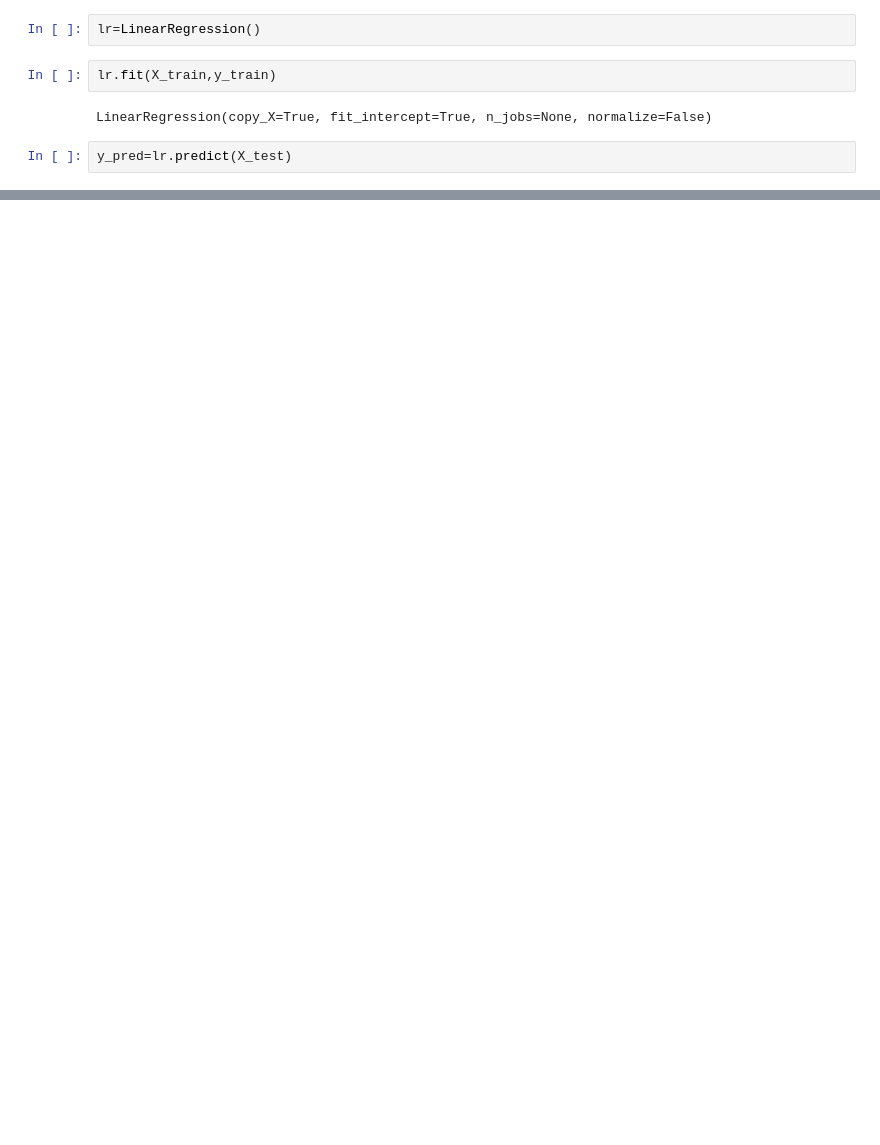
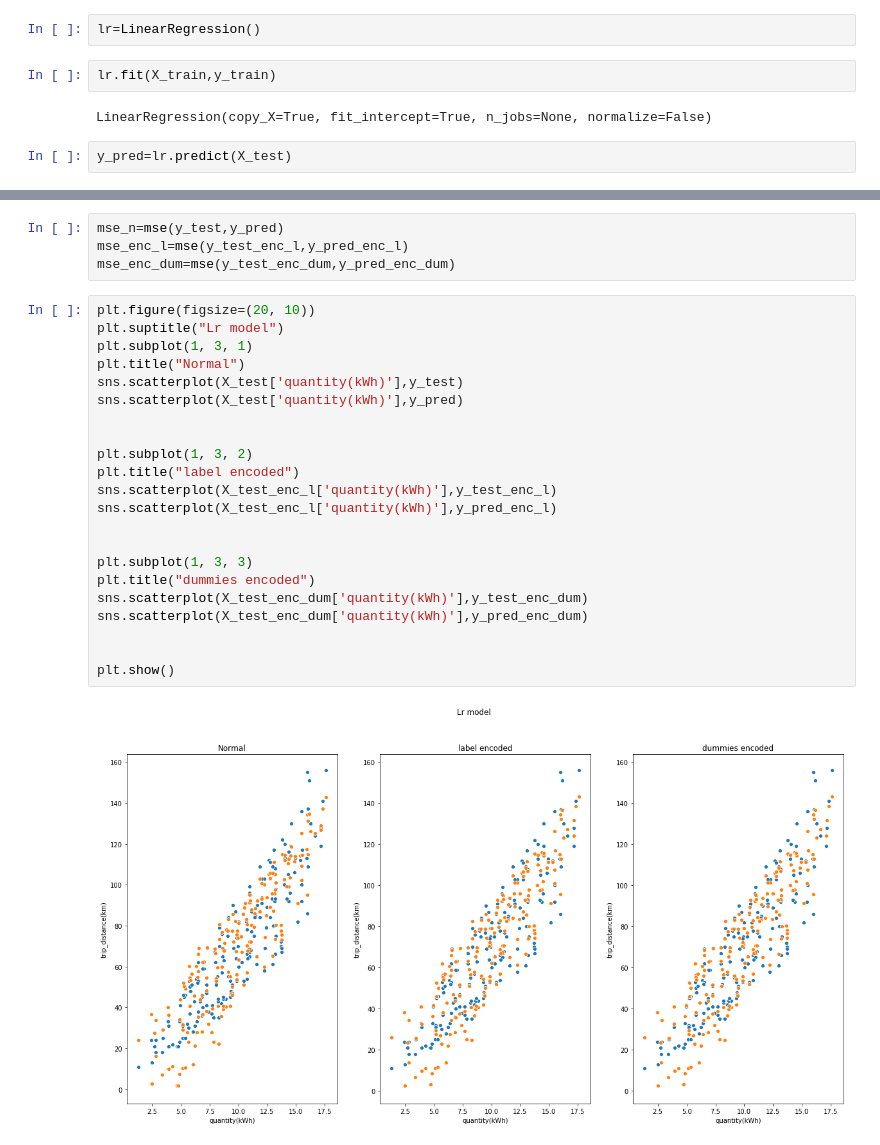
Before and after one commit to Almas-ansari/Ev-range-prediction, a Jupyter notebook: linear_regression.ipynb, the cells around one changed output, grey strips where cells are left out. Cells and saved outputs as stored; diff of their text form; blank space fills up the shorter version.

```diff
--- a/linear_regression.ipynb
+++ b/linear_regression.ipynb
@@ -49,0 +166,28 @@ lr.score(X_test,y_test)
+# %%
+mse_n=mse(y_test,y_pred)
+mse_enc_l=mse(y_test_enc_l,y_pred_enc_l)
+mse_enc_dum=mse(y_test_enc_dum,y_pred_enc_dum)
+# %%
+plt.figure(figsize=(20, 10))
+plt.suptitle("Lr model")
+plt.subplot(1, 3, 1)
+plt.title("Normal")
+sns.scatterplot(X_test['quantity(kWh)'],y_test)
+sns.scatterplot(X_test['quantity(kWh)'],y_pred)
+
+
+plt.subplot(1, 3, 2)
+plt.title("label encoded")
+sns.scatterplot(X_test_enc_l['quantity(kWh)'],y_test_enc_l)
+sns.scatterplot(X_test_enc_l['quantity(kWh)'],y_pred_enc_l)
+
+
+plt.subplot(1, 3, 3)
+plt.title("dummies encoded")
+sns.scatterplot(X_test_enc_dum['quantity(kWh)'],y_test_enc_dum)
+sns.scatterplot(X_test_enc_dum['quantity(kWh)'],y_pred_enc_dum)
+
+
+plt.show()
+# %% [output]
+[figure, added]
```
Also changed, not shown: parts of 31 cells of this notebook, 9 other files.
